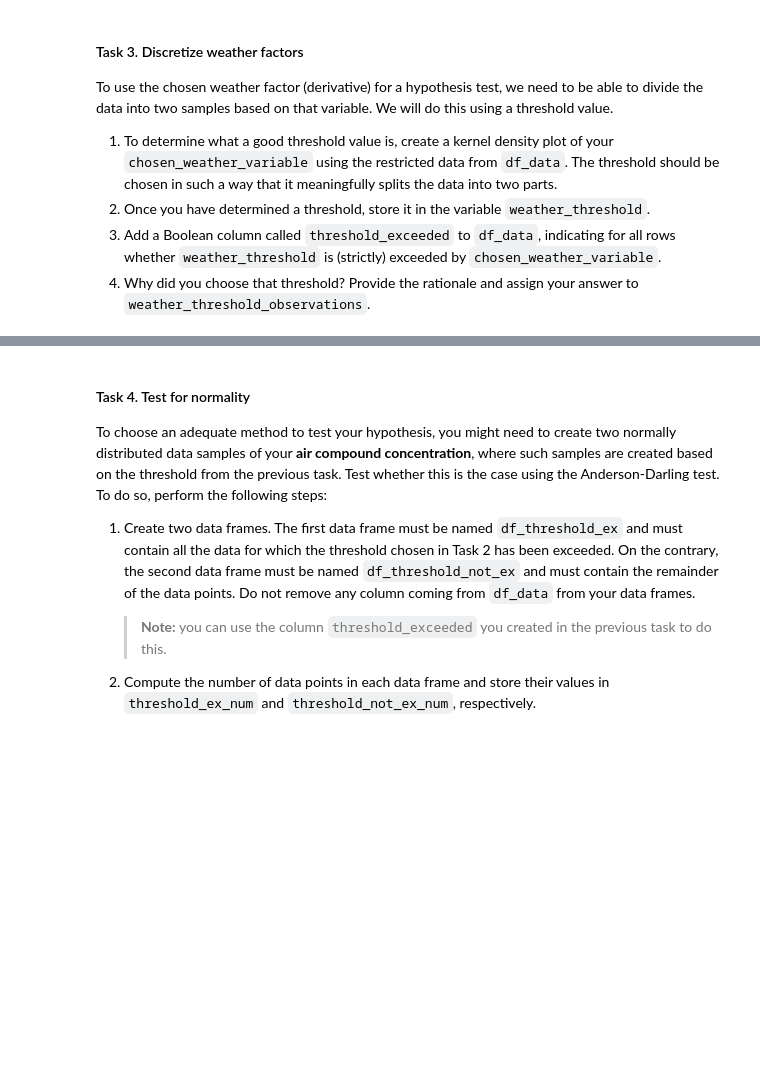
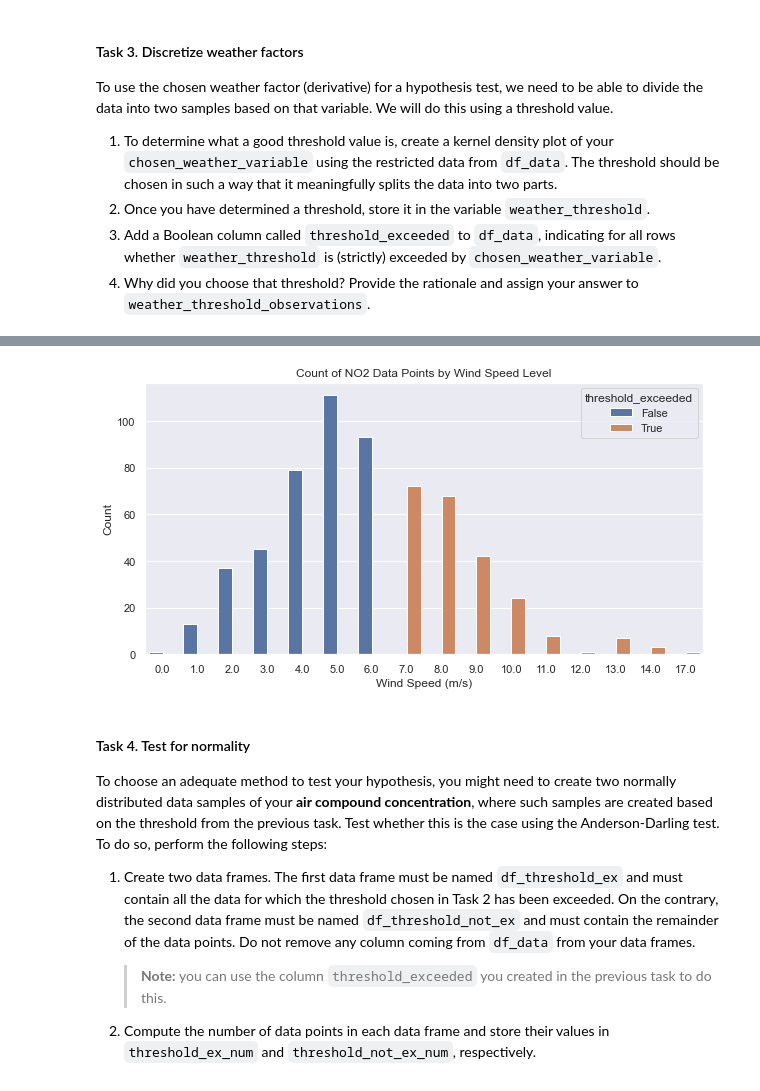
Before and after one commit to danieltyukov/tue-data-analytics, a Jupyter notebook: GA2/GA2-1819283.ipynb, the cells around one changed output, grey strips where cells are left out. Cells and saved outputs as stored; diff of their text form; code cells hidden in the pictures; blank space fills up the shorter version.

```diff
--- a/GA2/GA2-1819283.ipynb
+++ b/GA2/GA2-1819283.ipynb
@@ -615,3 +745,15 @@ To use the chosen weather factor (derivative) for a hypothesis test, we need to
+# %%
+sns.countplot(data=df_data, x='wind_speed', hue='threshold_exceeded')
+
+plt.title('Count of NO2 Data Points by Wind Speed Level')
+plt.xlabel('Wind Speed (m/s)')
+plt.ylabel('Count')
+
+plt.show()
+
+# showcase less NO2 in general being able to be measured due ot higher wind speeds
+# %% [output]
+[figure, added]
 # %%
 #// END_TODO [Hypothesis_Discretize]
 # %% [markdown]
```
Also changed, not shown: parts of 43 cells of this notebook.
